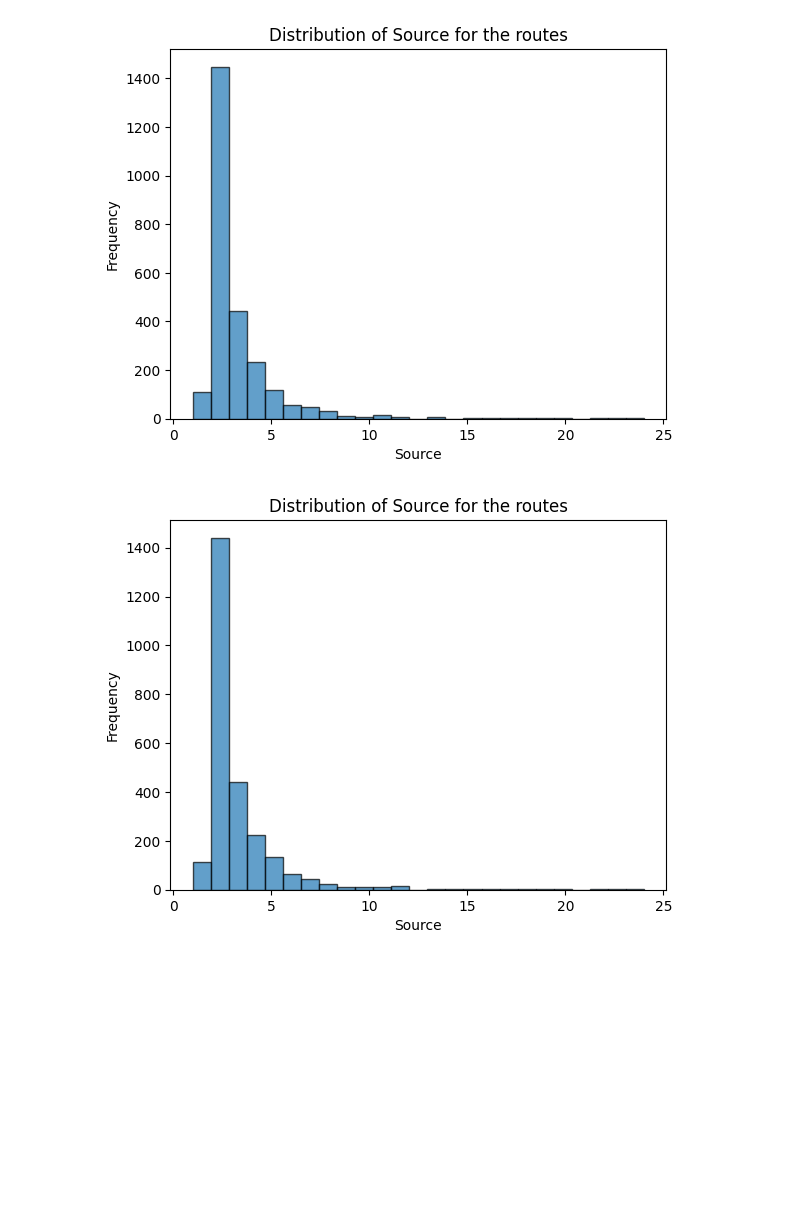
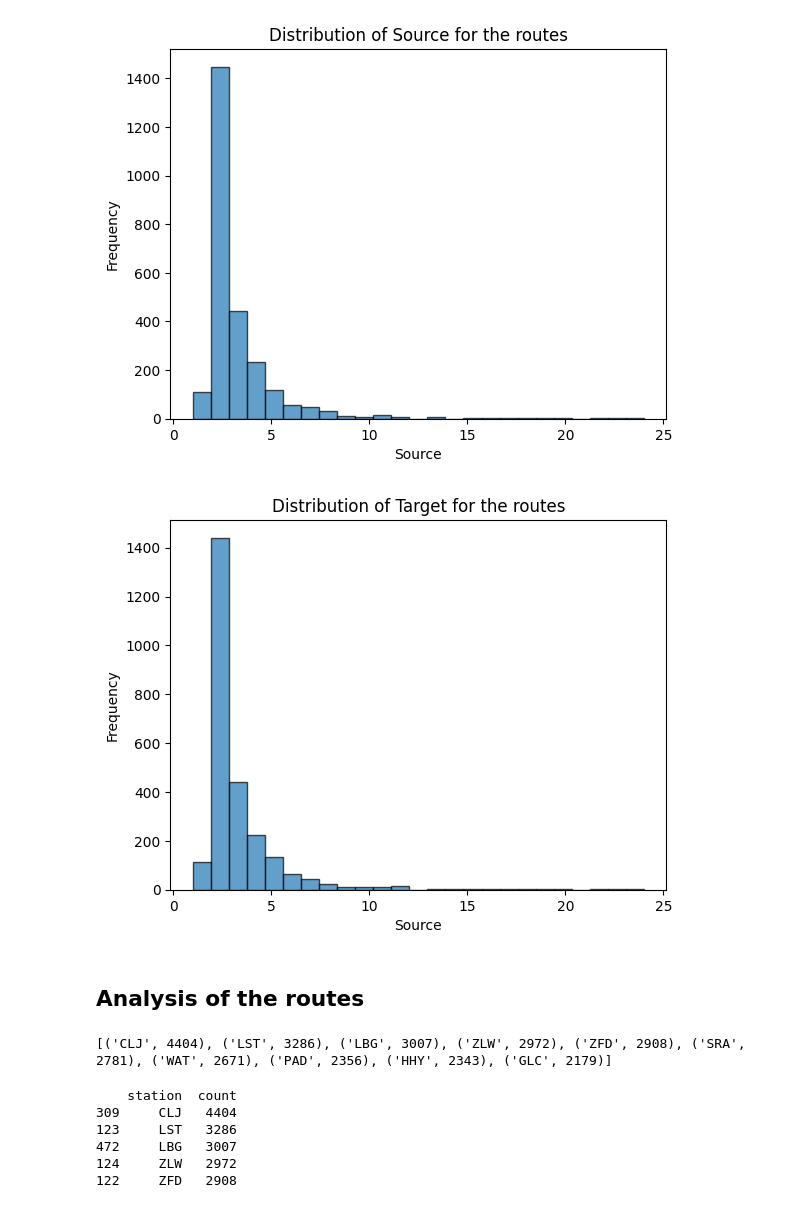
Before and after one commit to ItsVasconcellos/final-year-project, a Jupyter notebook: statiscal_analysis.ipynb, the cells around one changed output. Drawn from its saved outputs; the diff is of its cells as text; code cells hidden in the pictures; blank space fills up the shorter version.

Commit message:
feat: new analysis - most frequent stations in route

```diff
--- a/statiscal_analysis.ipynb
+++ b/statiscal_analysis.ipynb
@@ -38,14 +71,44 @@ plt.show()
 [figure]
 # %%
 edges['target'].value_counts().plot(kind='hist', bins=25, edgecolor='black', alpha=0.7)
-plt.title('Distribution of Source for the routes')
+plt.title('Distribution of Target for the routes')
 plt.xlabel('Source')
 plt.ylabel('Frequency')
 plt.show()
 # %% [output]
-[figure, old version]
+[figure, new version]
 # %%
 edges = edges.merge(stations, left_on="source", right_on="code", how="left" )
 edges = edges.merge(stations, left_on="target", right_on="code", how="left", suffixes=("_source", "_target"))
 
 edges = edges.drop(columns=['code_source', 'code_target'])
+# %% [markdown]
+## Analysis of the routes
+# %%
+from collections import Counter
+
+# Suppose routes is a list of lists like:
+# [['SVG', 'WAS', 'HFN'], ['HFN', 'BAY'], ['SVG', 'BAY']]
+
+# Flatten it
+flat = [station for route in routes for station in route]
+
+# Count frequencies
+freq = Counter(flat)
+
+# Show top 10 most common stations
+print(freq.most_common(10))
+# %% [output]
+[('CLJ', 4404), ('LST', 3286), ('LBG', 3007), ('ZLW', 2972), ('ZFD', 2908), ('SRA', 2781), ('WAT', 2671), ('PAD', 2356), ('HHY', 2343), ('GLC', 2179)]
+# %%
+freq_df = pd.DataFrame(freq.items(), columns=['station', 'count'])
+freq_df = freq_df.sort_values('count', ascending=False)
+freq_df.reset_index()
+print(freq_df.head())
+# %% [output]
+    station  count
+309     CLJ   4404
+123     LST   3286
+472     LBG   3007
+124     ZLW   2972
+122     ZFD   2908
```
Also changed, not shown: parts of 8 cells of this notebook, 5 other files.
